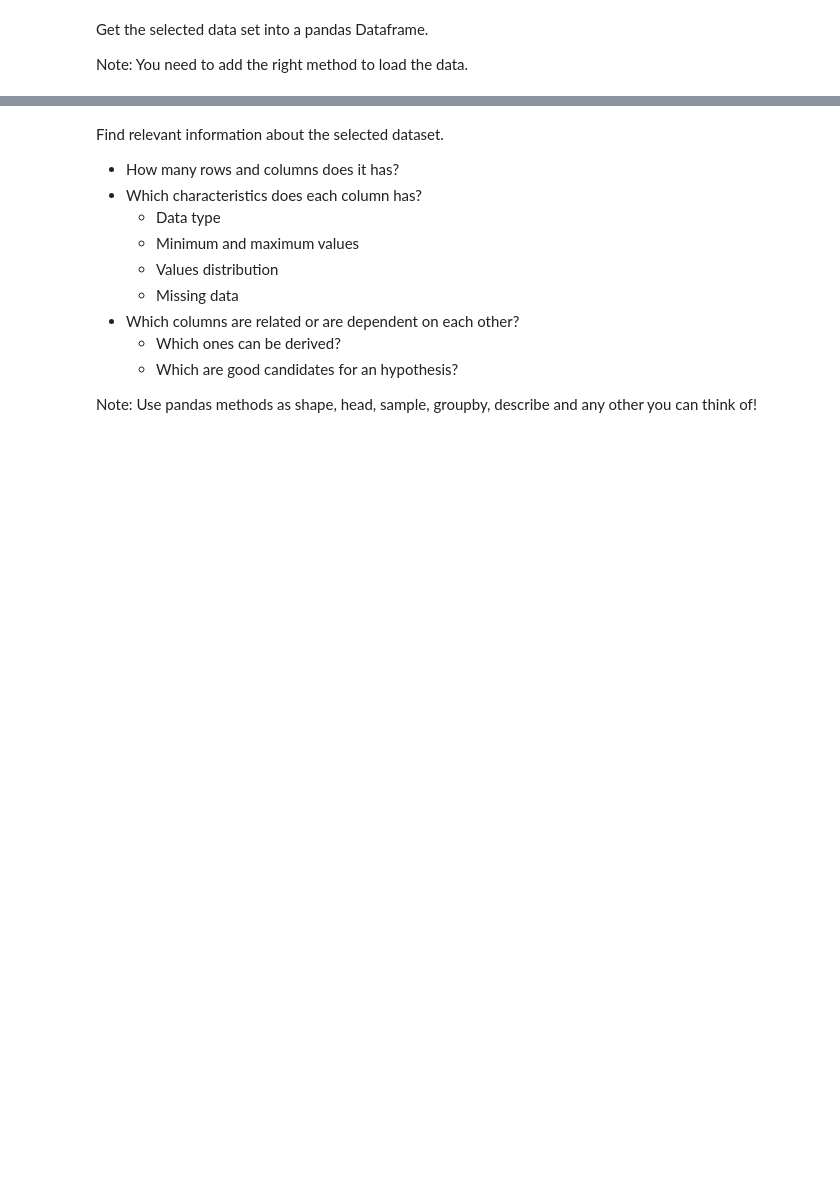
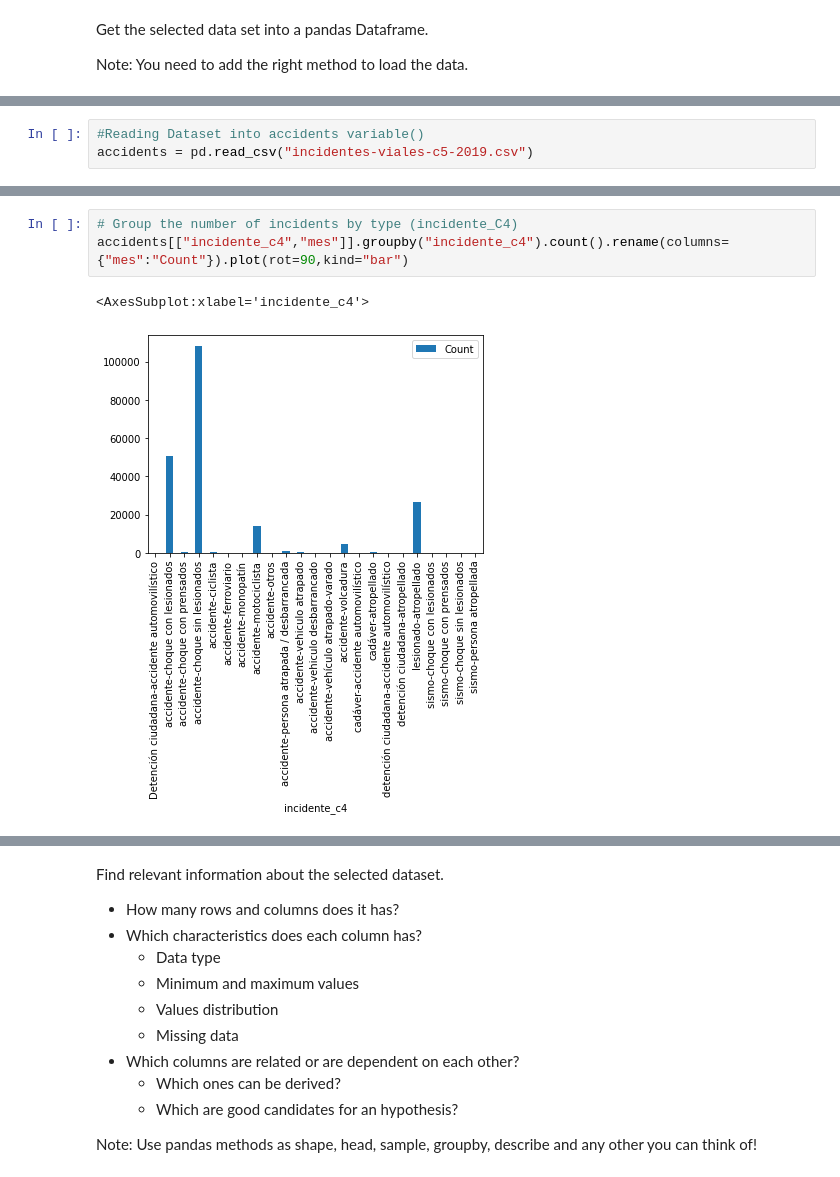
Before and after one commit to c7sanch/capstone-Carolina, a Jupyter notebook: capstone.ipynb, the cells around one changed output, grey strips where cells are left out. Saved outputs shown, nothing was run; the diff lists cells and outputs as text; blank space fills up the shorter version.

Commit message:
Advance playingf with the dataset

```diff
--- a/capstone.ipynb
+++ b/capstone.ipynb
@@ -28,0 +32,3 @@ df = pd.read_clipboard()
+# %%
+#Reading Dataset into accidents variable()
+accidents = pd.read_csv("incidentes-viales-c5-2019.csv")
@@ -28,0 +60,6 @@ df = pd.read_clipboard()
+# %%
+# Group the number of incidents by type (incidente_C4)
+accidents[["incidente_c4","mes"]].groupby("incidente_c4").count().rename(columns={"mes":"Count"}).plot(rot=90,kind="bar")
+# %% [output]
+<AxesSubplot:xlabel='incidente_c4'>
+[figure, added]
```
Also changed, not shown: parts of 12 cells of this notebook.
